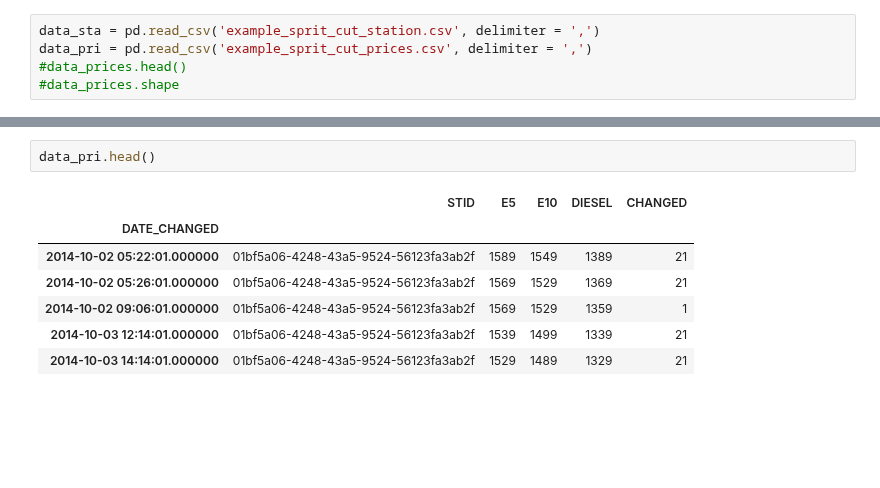
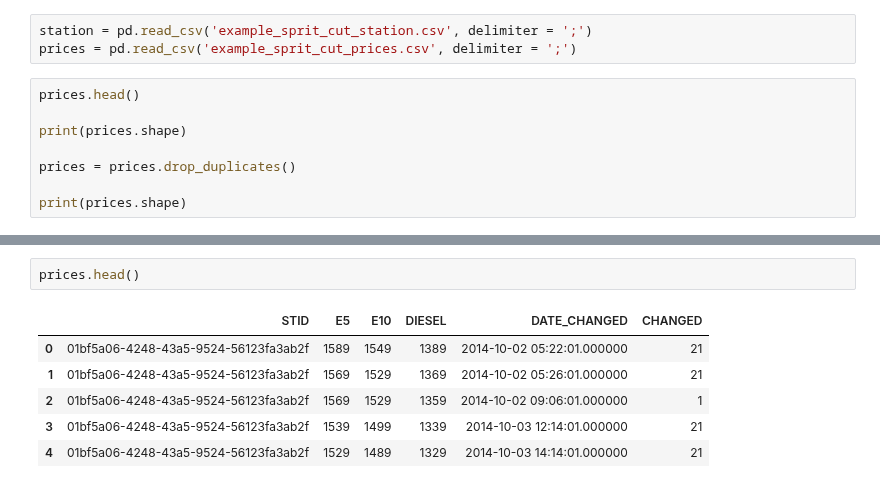
Before and after one commit to sumittomer/Data-Science-Lecture, a Jupyter notebook: Python Code.ipynb, the cells around one changed output, grey strips where cells are left out. Cells and saved outputs as stored; diff of their text form; blank space fills up the shorter version.

```diff
--- a/Python Code.ipynb
+++ b/Python Code.ipynb
@@ -5,5 +4,11 @@ import numpy as np
 # %%
-data_sta = pd.read_csv('example_sprit_cut_station.csv', delimiter = ',')
-data_pri = pd.read_csv('example_sprit_cut_prices.csv', delimiter = ',')
-#data_prices.head()
-#data_prices.shape
+station = pd.read_csv('example_sprit_cut_station.csv', delimiter = ';')
+prices = pd.read_csv('example_sprit_cut_prices.csv', delimiter = ';')
+# %%
+prices.head()
+
+print(prices.shape)
+
+prices = prices.drop_duplicates()
+
+print(prices.shape)
@@ -84,13 +177,12 @@ CHANGED         1048575 non-null int64
 dtypes: int64(4), object(2)
 memory usage: 48.0+ MB
 # %%
-data_pri.head()
+prices.head()
 # %% [output]
-|  | STID | E5 | E10 | DIESEL | CHANGED |
-| DATE_CHANGED |  |  |  |  |  |
-| 2014-10-02 05:22:01.000000 | 01bf5a06-4248-43a5-9524-56123fa3ab2f | 1589 | 1549 | 1389 | 21 |
-| 2014-10-02 05:26:01.000000 | 01bf5a06-4248-43a5-9524-56123fa3ab2f | 1569 | 1529 | 1369 | 21 |
-| 2014-10-02 09:06:01.000000 | 01bf5a06-4248-43a5-9524-56123fa3ab2f | 1569 | 1529 | 1359 | 1 |
-| 2014-10-03 12:14:01.000000 | 01bf5a06-4248-43a5-9524-56123fa3ab2f | 1539 | 1499 | 1339 | 21 |
-| 2014-10-03 14:14:01.000000 | 01bf5a06-4248-43a5-9524-56123fa3ab2f | 1529 | 1489 | 1329 | 21 |
+|  | STID | E5 | E10 | DIESEL | DATE_CHANGED | CHANGED |
+| 0 | 01bf5a06-4248-43a5-9524-56123fa3ab2f | 1589 | 1549 | 1389 | 2014-10-02 05:22:01.000000 | 21 |
+| 1 | 01bf5a06-4248-43a5-9524-56123fa3ab2f | 1569 | 1529 | 1369 | 2014-10-02 05:26:01.000000 | 21 |
+| 2 | 01bf5a06-4248-43a5-9524-56123fa3ab2f | 1569 | 1529 | 1359 | 2014-10-02 09:06:01.000000 | 1 |
+| 3 | 01bf5a06-4248-43a5-9524-56123fa3ab2f | 1539 | 1499 | 1339 | 2014-10-03 12:14:01.000000 | 21 |
+| 4 | 01bf5a06-4248-43a5-9524-56123fa3ab2f | 1529 | 1489 | 1329 | 2014-10-03 14:14:01.000000 | 21 |
 # %%
```
Also changed, not shown: parts of 21 cells of this notebook.
